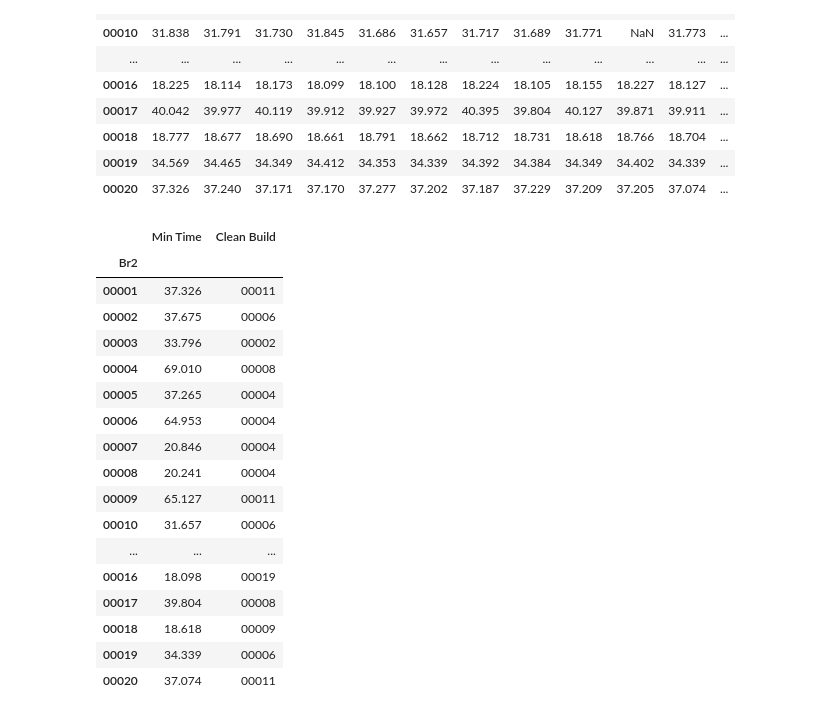
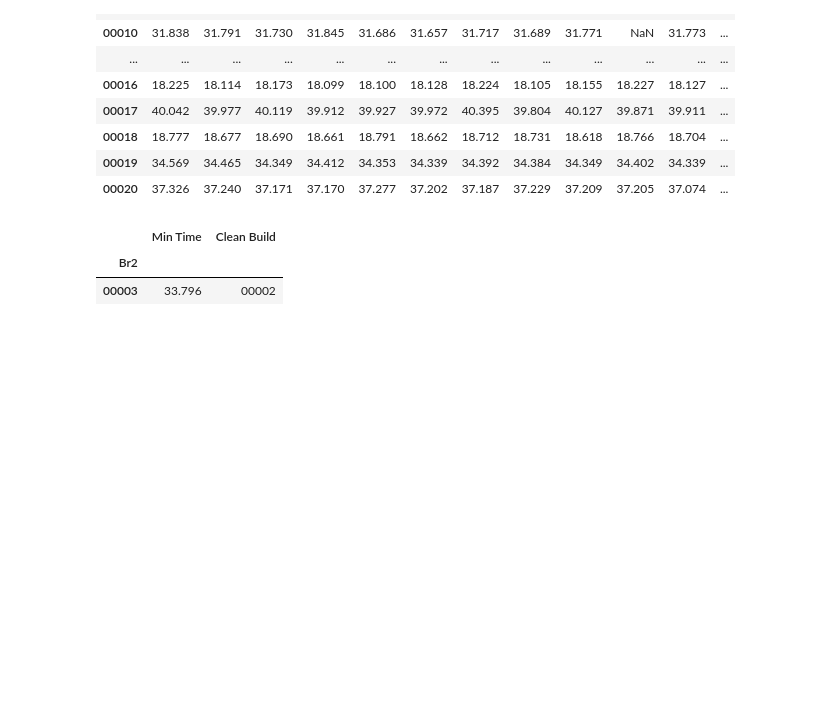
Before and after one commit to ternava/Incremental-build, a Jupyter notebook: notebooks/incremental_build_time.ipynb, the cells around one changed output. Saved outputs shown, nothing was run; the diff lists cells and outputs as text; code cells hidden in the pictures; blank space fills up the shorter version.

```diff
--- a/notebooks/incremental_build_time.ipynb
+++ b/notebooks/incremental_build_time.ipynb
@@ -257,27 +257,13 @@ plt.show()
 # %%
 # The Minimum build time (col: Min Time) and
 # its corresponding configuration (col: Clean Build)
 # for each incremental build (col: Br2)
 
 tbl["Clean Build"] = tbl.idxmin(axis=1)
 tbl["Min Time"] = tbl.min(axis=1)
-tbl[["Min Time", "Clean Build"]]
+tbl = tbl[["Min Time", "Clean Build"]]
+tbl
 # %% [output]
 |  | Min Time | Clean Build |
 | Br2 |  |  |
-| 00001 | 37.326 | 00011 |
-| 00002 | 37.675 | 00006 |
 | 00003 | 33.796 | 00002 |
-| 00004 | 69.010 | 00008 |
-| 00005 | 37.265 | 00004 |
-| 00006 | 64.953 | 00004 |
-| 00007 | 20.846 | 00004 |
-| 00008 | 20.241 | 00004 |
-| 00009 | 65.127 | 00011 |
-| 00010 | 31.657 | 00006 |
-| ... | ... | ... |
-| 00016 | 18.098 | 00019 |
-| 00017 | 39.804 | 00008 |
-| 00018 | 18.618 | 00009 |
-| 00019 | 34.339 | 00006 |
-| 00020 | 37.074 | 00011 |
```
Also changed, not shown: 2 other files.
